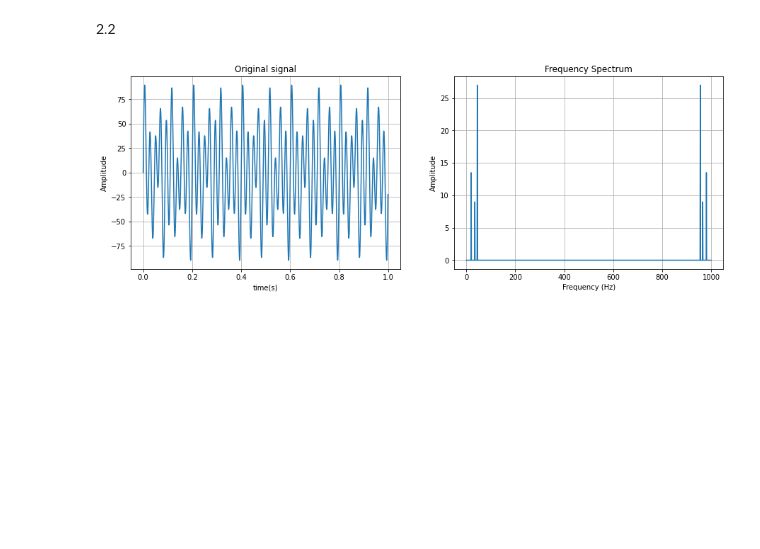
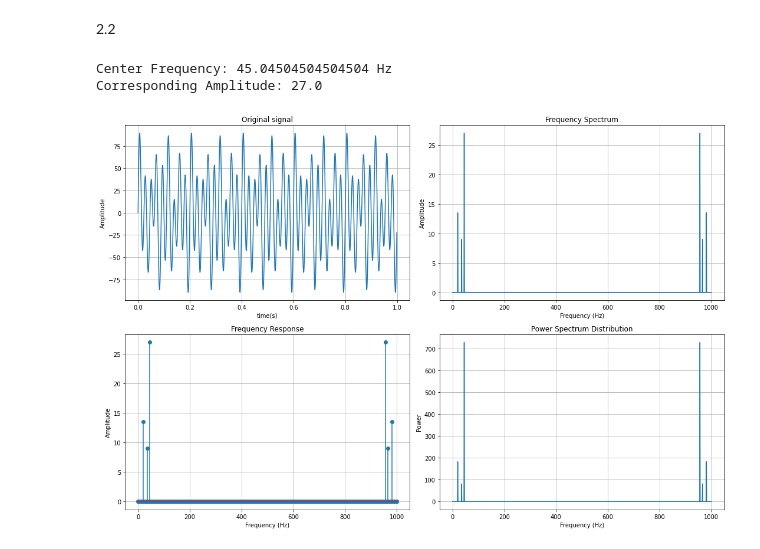
Before and after one commit to lamld203844/biosignal-processing, a Jupyter notebook: midterm-LuuDucLam-20203844.ipynb, the cells around one changed output. Drawn from its saved outputs; the diff is of its cells as text; code cells hidden in the pictures; blank space fills up the shorter version.

Commit message:
ass2: add center freq, power distribution

```diff
--- a/midterm-LuuDucLam-20203844.ipynb
+++ b/midterm-LuuDucLam-20203844.ipynb
@@ -245,14 +245,12 @@ plt.show()
 # %% [markdown]
 2.2
 # %%
-def dft_and_plot(in_signal, time_array=time, Fs=f):
+def dft_and_plot(in_signal, time_array=time):
     """
     Apply discrete fourier transform to input function and then plot
     params:
         - in_signal: input signal
         - time_array:  a time vector of time interval
-        - Fs: Sampling frequency
-        - L: Length of the signal (number of samples)
     """
 
     # DFT transform function
@@ -267,49 +265,79 @@ def dft_and_plot(in_signal, time_array=time, Fs=f):
         # complex part
         n = np.arange(N) # 1xN
         k = n.reshape((N, 1)) # Nx1
         e = np.exp(-2j * np.pi * k * n / N)
 
         output = np.dot(e, signal)
 
         return output
 
 
-    # Compute the Discrete Fourier Transform (DFT)
+    # DFT process
     y_dft = _dft(in_signal)
 
-    # Compute frequency values
+    # frequency range
     freqs = [k / (time_array[-1] - time_array[0]) for k in range(len(y_dft))]
 
     # Compute magnitude spectrum
     magnitude = [abs(a) / len(t) for a in y_dft]
 
-    # Plotting
-    fig, axes = plt.subplots(1, 2, figsize=(15, 5))
+
+    # Find maximum observation range
+    max_obs_range_index = np.argmax(magnitude)
+    center_frequency = abs(freqs[max_obs_range_index])
+    max_amplitude = magnitude[max_obs_range_index]
+
+    # Print center frequency and corresponding amplitude
+    print("Center Frequency:", center_frequency, "Hz")
+    print("Corresponding Amplitude:", max_amplitude)
+
+    ## PLOTTING
+    fig, axes = plt.subplots(2, 2, figsize=(15, 10))
 
     # original signal
-    axes[0].plot(time_array, in_signal)
-    axes[0].set_title('Original signal')
-    axes[0].set_xlabel('time(s)')
-    axes[0].set_ylabel('Amplitude')
-    axes[0].grid(True)
+    axes[0, 0].plot(time_array, in_signal)
+    axes[0, 0].set_title('Original signal')
+    axes[0, 0].set_xlabel('time(s)')
+    axes[0, 0].set_ylabel('Amplitude')
+    axes[0, 0].grid(True)
 
-    axes[1].plot(freqs, magnitude)
-    axes[1].set_title('Frequency Spectrum')
-    axes[1].set_xlabel('Frequency (Hz)')
-    axes[1].set_ylabel('Amplitude')
-    # axes[1].set_xlim(0, 60)  # Set the x-axis limit from 0 to 60 Hz
-    axes[1].grid(True)
+    # full range spectrum
+    axes[0, 1].plot(freqs, magnitude)
+    axes[0, 1].set_title('Frequency Spectrum')
+    axes[0, 1].set_xlabel('Frequency (Hz)')
+    axes[0, 1].set_ylabel('Amplitude')
+    axes[0, 1].grid(True)
+
+    # Plot the frequency response
+    axes[1, 0].stem(freqs, magnitude, use_line_collection=True)
+    axes[1, 0].set_title('Frequency Response')
+    axes[1, 0].set_xlabel('Frequency (Hz)')
+    axes[1, 0].set_ylabel('Amplitude')
+    axes[1, 0].grid(True)
+
+    # Plot the power spectrum distribution
+    power_spectrum = [a ** 2 for a in magnitude]
+    axes[1, 1].plot(freqs, power_spectrum)
+    axes[1, 1].set_title('Power Spectrum Distribution')
+    axes[1, 1].set_xlabel('Frequency (Hz)')
+    axes[1, 1].set_ylabel('Power')
+    axes[1, 1].grid(True)
+
+    plt.tight_layout()
     plt.show()
 
 
 # t = time
 t = [i / 1000 for i in range(1000)]  # 1000 points from 0 to 1 second
 # our signal: y= N\sin(2\pi20t) + 2/3N\sin(2\pi35t)+2N\sin(2\pi45t)
+N = 27
 y = [N * np.sin(2*np.pi * 20*t_step) + 2/3*N * np.sin(2*np.pi * 35*t_step) + 2*N * np.sin(2*np.pi * 45*t_step) for t_step in t]
 
 dft_and_plot(y, t)
 # %% [output]
+Center Frequency: 45.04504504504504 Hz
+Corresponding Amplitude: 27.0
-[figure, old version]
+[figure, new version]
 # %%
 square_wave1000 = square_wave()
 dft_and_plot(square_wave1000)
```
Also changed, not shown: parts of 4 cells of this notebook.
